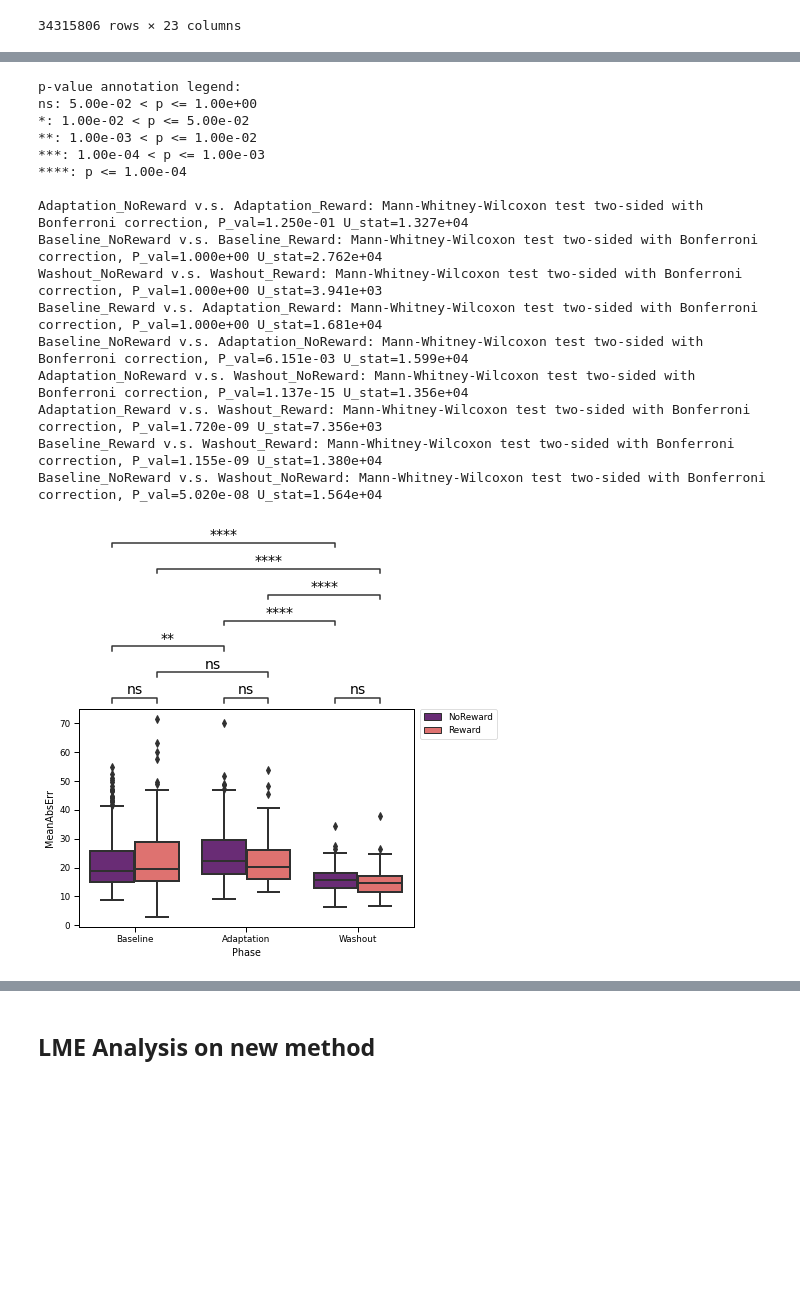
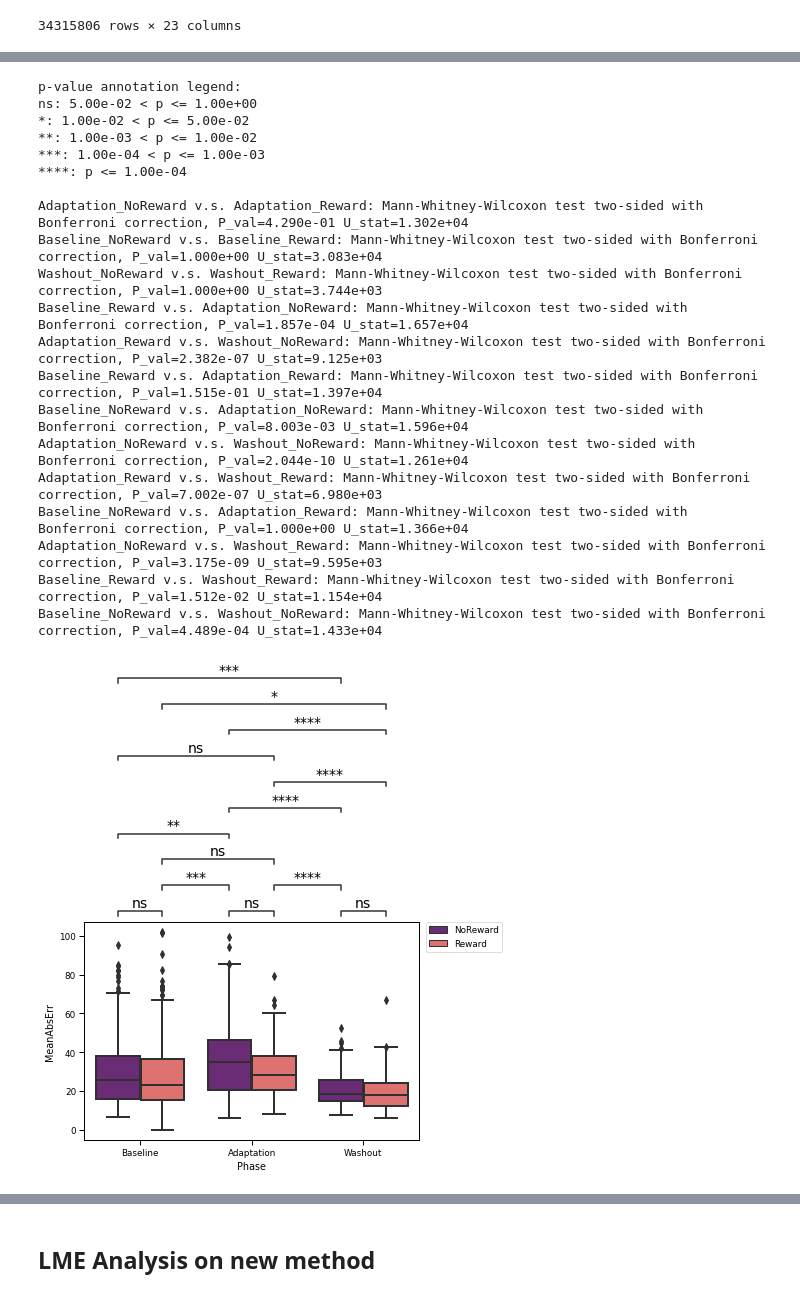
Before and after one commit to DiarKarim/SubEscape, a Jupyter notebook: SubEscape_Data_Analysis/SubEsc_Analysis.ipynb, the cells around one changed output, grey strips where cells are left out. Drawn from its saved outputs; the diff is of its cells as text; code cells hidden in the pictures; blank space fills up the shorter version.

Commit message:
Final final analysis

```diff
--- a/SubEscape_Data_Analysis/SubEsc_Analysis.ipynb
+++ b/SubEscape_Data_Analysis/SubEsc_Analysis.ipynb
@@ -42,10 +45,10 @@ sns.set_context("paper", rc = paper_rc)
 import os
 path = os.getcwd() + "/"
 print(path)
-path2Figures = path + '/Figure/'
+path2Figures = path + 'Figure/'
 print(path2Figures)
 
-path = "C:/Users/PC/Documents/Projects/Github/SubEscape/SubEscape_Data_Analysis/"
-path2Figures = "C:/Users/PC/Documents/Projects/Github/SubEscape/SubEscape_Data_Analysis/Figure/"
+# path = "C:/Users/PC/Documents/Projects/Github/SubEscape/SubEscape_Data_Analysis/"
+# path2Figures = "C:/Users/PC/Documents/Projects/Github/SubEscape/SubEscape_Data_Analysis/Figure/"
 # %% [output]
 C:\Users\PC\Documents\Projects\Github\SubEscape\SubEscape_Data_Analysis/
@@ -1204,8 +1229,10 @@ df_all
 # %%
 # This way uses groupby and seems to work
 
-mabsErr = df_all.groupby(['PtxID','trial','group','Phase']).apply(lambda x: MeanAbsError(x.Dial_Raw.dropna(), x.Target.dropna()))
+mabsErr = df_all.groupby(['PtxID','trial','group','Phase']).apply(lambda x: MeanAbsError(x[0:150].Dial_Raw.dropna(), x[0:150].Target.dropna()))
 # mabsErr = df_all.groupby(['PtxID','trial','group','Phase']).apply(lambda x: ManhattanErr(x.Dial_Raw.dropna(), x.Target.dropna()))
+# mabsErr = df_all.groupby(['PtxID','trial','group','Phase']).apply(lambda x: ManhattanErr(VelocityCompute(x[0:150].Dial_Raw.dropna()), VelocityCompute(x[0:150].Target.dropna())))
+
 
 # Convert series to dataframe using reset_index function, which does the job very well
 MeanAbsErrDF = mabsErr.reset_index()[:]
@@ -1224,47 +1267,66 @@ sns.histplot(x='MeanAbsErr', data=MeanAbsErrDF, kde=True)
 # %%
+# box_pairs=[(("Baseline", "Reward"), ("Baseline", "NoReward")),
+#            (("Adaptation", "Reward"), ("Adaptation", "NoReward")),
+#            (("Washout", "Reward"), ("Washout", "NoReward")),
+#            (("Baseline", "Reward"), ("Adaptation", "Reward")),
+#            (("Baseline", "Reward"), ("Washout", "Reward")),
+#            (("Adaptation", "Reward"), ("Washout", "Reward")),
+#            (("Baseline", "NoReward"), ("Adaptation", "NoReward")),
+#            (("Baseline", "NoReward"), ("Washout", "NoReward")),
+#            (("Adaptation", "NoReward"), ("Washout", "NoReward")),
+#           ]
+
 box_pairs=[(("Baseline", "Reward"), ("Baseline", "NoReward")),
            (("Adaptation", "Reward"), ("Adaptation", "NoReward")),
            (("Washout", "Reward"), ("Washout", "NoReward")),
            (("Baseline", "Reward"), ("Adaptation", "Reward")),
+           (("Baseline", "Reward"), ("Adaptation", "NoReward")),
+           (("Baseline", "NoReward"), ("Adaptation", "Reward")),
+           (("Adaptation", "Reward"), ("Washout", "NoReward")),
+           (("Adaptation", "NoReward"), ("Washout", "Reward")),
            (("Baseline", "Reward"), ("Washout", "Reward")),
            (("Adaptation", "Reward"), ("Washout", "Reward")),
            (("Baseline", "NoReward"), ("Adaptation", "NoReward")),
            (("Baseline", "NoReward"), ("Washout", "NoReward")),
            (("Adaptation", "NoReward"), ("Washout", "NoReward")),
           ]
 
 x='Phase'
 y='MeanAbsErr'
 hue='group'
 hue_order = ['NoReward','Reward']
 
 
 ax = sns.boxplot(x=x, y=y, hue=hue, hue_order=hue_order, data=MeanAbsErrDF, palette='magma')
 
 # ax = sns.barplot(x='group', y='MeanAbsErr', hue='trial',palette='magma', data=MeanAbsErrDF)
 # ax = sns.barplot(data=MeanAbsErrDF, x=x, y=y, hue=hue, palette='magma')
 plt.legend(bbox_to_anchor=(1.02, 1), loc='upper left', borderaxespad=0)
 
 test_results = add_stat_annotation(ax, data=MeanAbsErrDF, x=x, y=y, hue=hue, hue_order=hue_order, box_pairs=box_pairs,
                                    test='Mann-Whitney', text_format='star',
                                    loc='outside', verbose=2, fontsize=14)
 
 plt.savefig(path2Figures + 'All_Phases_' + str(time.time())[-1-5:-1] + '_.png', dpi=600, bbox_inches='tight')
 # %% [output]
 p-value annotation legend:
 ns: 5.00e-02 < p <= 1.00e+00
 *: 1.00e-02 < p <= 5.00e-02
 **: 1.00e-03 < p <= 1.00e-02
 ***: 1.00e-04 < p <= 1.00e-03
 ****: p <= 1.00e-04
 
-Adaptation_NoReward v.s. Adaptation_Reward: Mann-Whitney-Wilcoxon test two-sided with Bonferroni correction, P_val=1.250e-01 U_stat=1.327e+04
-Baseline_NoReward v.s. Baseline_Reward: Mann-Whitney-Wilcoxon test two-sided with Bonferroni correction, P_val=1.000e+00 U_stat=2.762e+04
-Washout_NoReward v.s. Washout_Reward: Mann-Whitney-Wilcoxon test two-sided with Bonferroni correction, P_val=1.000e+00 U_stat=3.941e+03
-Baseline_Reward v.s. Adaptation_Reward: Mann-Whitney-Wilcoxon test two-sided with Bonferroni correction, P_val=1.000e+00 U_stat=1.681e+04
-Baseline_NoReward v.s. Adaptation_NoReward: Mann-Whitney-Wilcoxon test two-sided with Bonferroni correction, P_val=6.151e-03 U_stat=1.599e+04
-Adaptation_NoReward v.s. Washout_NoReward: Mann-Whitney-Wilcoxon test two-sided with Bonferroni correction, P_val=1.137e-15 U_stat=1.356e+04
-Adaptation_Reward v.s. Washout_Reward: Mann-Whitney-Wilcoxon test two-sided with Bonferroni correction, P_val=1.720e-09 U_stat=7.356e+03
-Baseline_Reward v.s. Washout_Reward: Mann-Whitney-Wilcoxon test two-sided with Bonferroni correction, P_val=1.155e-09 U_stat=1.380e+04
-Baseline_NoReward v.s. Washout_NoReward: Mann-Whitney-Wilcoxon test two-sided with Bonferroni correction, P_val=5.020e-08 U_stat=1.564e+04
+Adaptation_NoReward v.s. Adaptation_Reward: Mann-Whitney-Wilcoxon test two-sided with Bonferroni correction, P_val=4.290e-01 U_stat=1.302e+04
+Baseline_NoReward v.s. Baseline_Reward: Mann-Whitney-Wilcoxon test two-sided with Bonferroni correction, P_val=1.000e+00 U_stat=3.083e+04
+Washout_NoReward v.s. Washout_Reward: Mann-Whitney-Wilcoxon test two-sided with Bonferroni correction, P_val=1.000e+00 U_stat=3.744e+03
+Baseline_Reward v.s. Adaptation_NoReward: Mann-Whitney-Wilcoxon test two-sided with Bonferroni correction, P_val=1.857e-04 U_stat=1.657e+04
+Adaptation_Reward v.s. Washout_NoReward: Mann-Whitney-Wilcoxon test two-sided with Bonferroni correction, P_val=2.382e-07 U_stat=9.125e+03
+Baseline_Reward v.s. Adaptation_Reward: Mann-Whitney-Wilcoxon test two-sided with Bonferroni correction, P_val=1.515e-01 U_stat=1.397e+04
+Baseline_NoReward v.s. Adaptation_NoReward: Mann-Whitney-Wilcoxon test two-sided with Bonferroni correction, P_val=8.003e-03 U_stat=1.596e+04
+Adaptation_NoReward v.s. Washout_NoReward: Mann-Whitney-Wilcoxon test two-sided with Bonferroni correction, P_val=2.044e-10 U_stat=1.261e+04
+Adaptation_Reward v.s. Washout_Reward: Mann-Whitney-Wilcoxon test two-sided with Bonferroni correction, P_val=7.002e-07 U_stat=6.980e+03
+Baseline_NoReward v.s. Adaptation_Reward: Mann-Whitney-Wilcoxon test two-sided with Bonferroni correction, P_val=1.000e+00 U_stat=1.366e+04
+Adaptation_NoReward v.s. Washout_Reward: Mann-Whitney-Wilcoxon test two-sided with Bonferroni correction, P_val=3.175e-09 U_stat=9.595e+03
+Baseline_Reward v.s. Washout_Reward: Mann-Whitney-Wilcoxon test two-sided with Bonferroni correction, P_val=1.512e-02 U_stat=1.154e+04
+Baseline_NoReward v.s. Washout_NoReward: Mann-Whitney-Wilcoxon test two-sided with Bonferroni correction, P_val=4.489e-04 U_stat=1.433e+04
-[figure, old version]
+[figure, new version]
```
Also changed, not shown: parts of 21 cells of this notebook, 50 other files.
